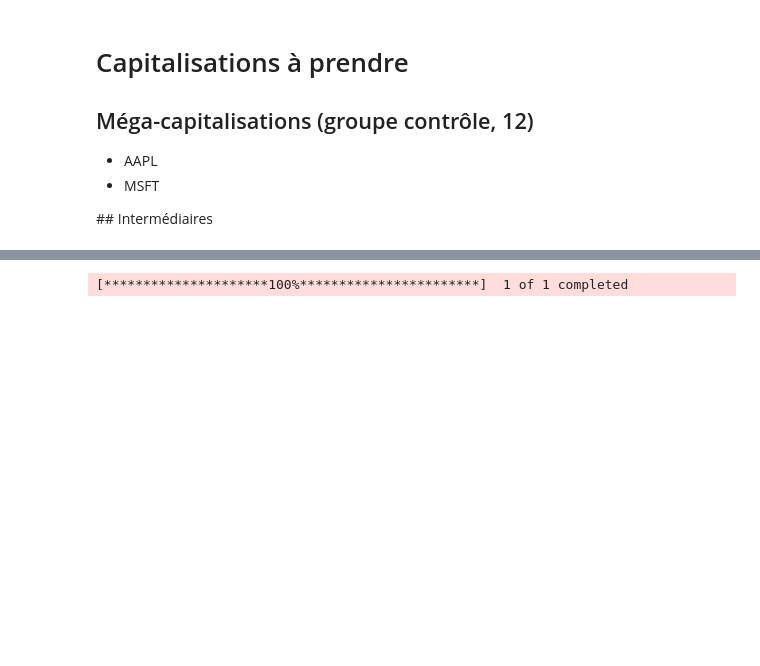
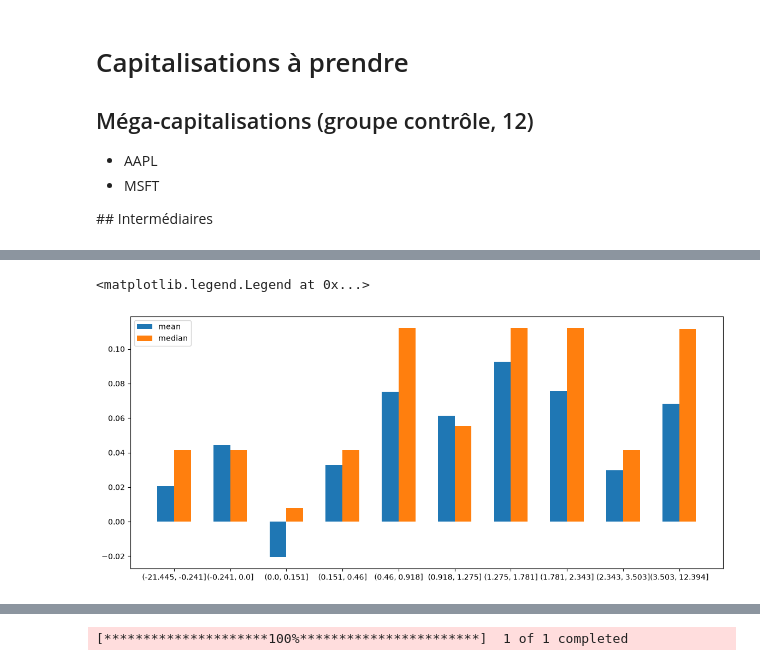
Before and after one commit to tanguyguyot/pead-bot, a Jupyter notebook: notebooks/first_nb.ipynb, the cells around one changed output, grey strips where cells are left out. Drawn from its saved outputs; the diff is of its cells as text; code cells hidden in the pictures; blank space fills up the shorter version.

Commit message:
feat: ajout prices, earnings, compute workflow complet

```diff
--- a/notebooks/first_nb.ipynb
+++ b/notebooks/first_nb.ipynb
@@ -89,6 +61,7 @@ def fetch_prices(tickers, start, end):
             rows = rows.rename(columns={
                 'index': 'date', 'Ticker': 'ticker', 'Open': 'open', 'Close': 'close', 'High': 'high', 'Low': 'low', 'Adj Close': 'adj_close', 'Volume': 'volume'
             })
+            rows['date'] = rows['date'].dt.tz_localize('America/New_York').dt.date
             # Remove NA values if any
             prev_lines = rows.shape[0]
             rows = rows.dropna(subset=['close', 'adj_close'])
@@ -118,12 +91,3 @@ def query_prices(ticker, db_path) -> pd.DataFrame:
         if output.empty:
             print(f'Specified ticker {ticker} returned empty')
     return output
-# %%
-# testing
-
-tickers = ['AAPL', 'hOIUHFNOIU', 'MSFT', 'SOFI', 'LCID', 'GOOG', 'TTE']
-
-init_db(db_path)
-df = fetch_prices(tickers, start, end)
-store_prices(df, db_path)
-query_prices('AAPL', db_path)
@@ -166,0 +464,7 @@ Après reset_index: [('index', ''), ('Adj Close', 'AAPL'), ('Close', 'AAPL'), ('
+# %%
+
+earnings_df = fetch_earnings(tickers)
+
+earnings_df = compute_sue(earnings_df)
+
+store_earnings(earnings_df, earnings_db_path)
@@ -166,0 +524,3 @@ Après reset_index: [('index', ''), ('Adj Close', 'AAPL'), ('Close', 'AAPL'), ('
+# %%
+k = compute_all_returns(earnings_df, prices_df, market_df)
+k.head(30)
@@ -166,0 +718,17 @@ Après reset_index: [('index', ''), ('Adj Close', 'AAPL'), ('Close', 'AAPL'), ('
+# %%
+k['sue_decile'] = pd.qcut(k.sue, 10)
+means = k.groupby('sue_decile').excess_return.mean()
+medians = k.groupby('sue_decile').excess_return.median()
+
+fig, ax = plt.subplots(figsize=(14,6))
+
+ind = np.arange(10)
+width = 0.3
+
+ax.bar(ind - 0.15, means, width=0.3, label='mean')
+ax.bar(ind + 0.15, medians, width=0.3, label='median')
+ax.set_xticks(ind, labels=list(means.index.astype(str)))
+ax.legend()
+# %% [output]
+<matplotlib.legend.Legend at 0x...>
+[figure, added]
```
Also changed, not shown: parts of 32 cells of this notebook, 3 other files.
